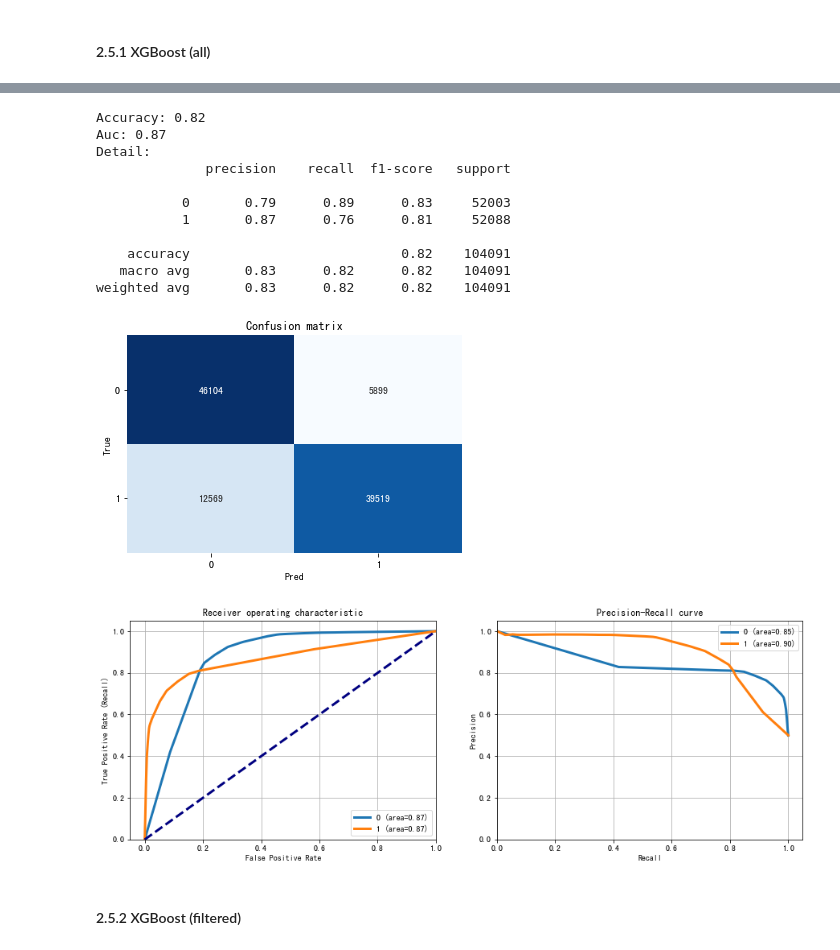
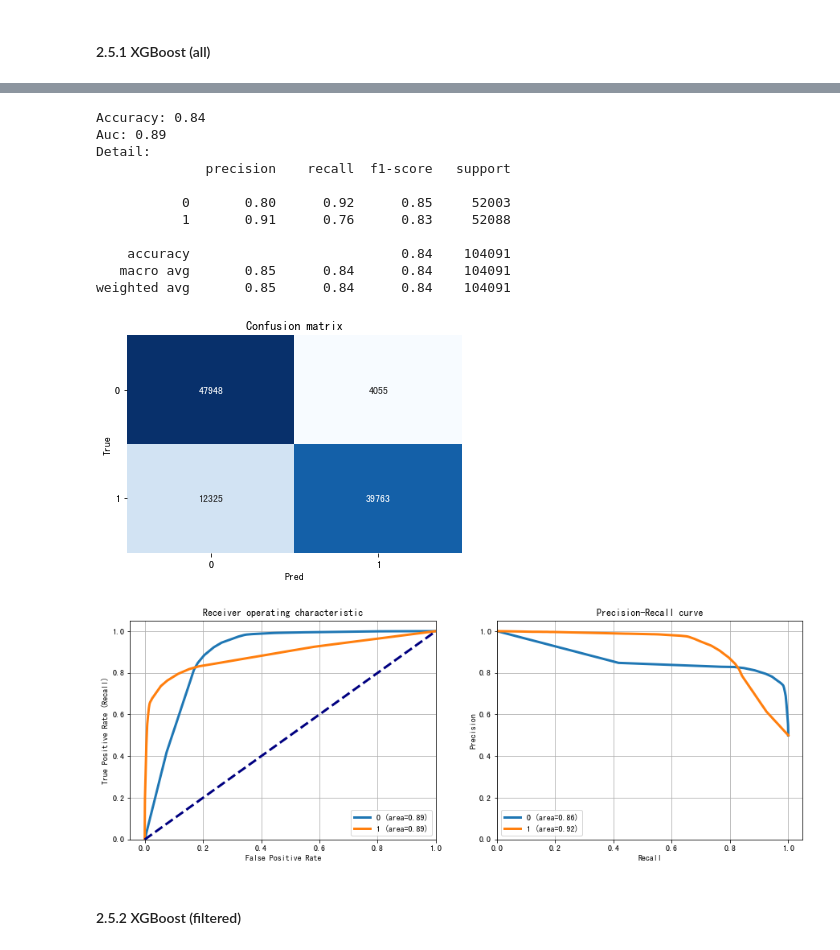
Before and after one commit to oraclekaia/dm, a Jupyter notebook: project1.ipynb, the cells around one changed output, grey strips where cells are left out. Cells and saved outputs as stored; diff of their text form; code cells hidden in the pictures.

```diff
--- a/project1.ipynb
+++ b/project1.ipynb
@@ -3094,9 +958,9 @@ y_test_array = pd.get_dummies(y_test_filter, drop_first=False).values
 accuracy = metrics.accuracy_score(y_test_filter, predicted_filter)
 auc = metrics.roc_auc_score(y_test_array, predicted_prob_filter,
                             multi_class="ovr")
-f1=f1_score(y_test_filter, predicted_filter, average='weighted')
-precision_filter=precision_score(y_test_filter, predicted_filter, average='weighted')
-recall_filter=recall_score(y_test_filter, predicted_filter, average='weighted')
+f1=f1_score(y_test_filter, predicted_filter)
+precision_filter=precision_score(y_test_filter, predicted_filter)
+recall_filter=recall_score(y_test_filter, predicted_filter)
 print("Accuracy:",  round(accuracy,2))
 print("Auc:", round(auc,2))
 print("Detail:")
@@ -3211,9 +1075,9 @@ y_test_array = pd.get_dummies(y_test_all, drop_first=False).values
 accuracy = metrics.accuracy_score(y_test_all, predicted_all)
 auc = metrics.roc_auc_score(y_test_array, predicted_prob_all,
                             multi_class="ovr")
-f1=f1_score(y_test_all, predicted_all, average='weighted')
-precision_all=precision_score(y_test_all, predicted_all, average='weighted')
-recall_all=recall_score(y_test_all, predicted_all, average='weighted')
+f1=f1_score(y_test_all, predicted_all)
+precision_all=precision_score(y_test_all, predicted_all)
+recall_all=recall_score(y_test_all, predicted_all)
 print("Accuracy:",  round(accuracy,2))
 print("Auc:", round(auc,2))
 print("Detail:")
@@ -3323,9 +1187,9 @@ y_test_array = pd.get_dummies(y_test_filter, drop_first=False).values
 accuracy = metrics.accuracy_score(y_test_filter, predicted_filter)
 auc = metrics.roc_auc_score(y_test_array, predicted_prob_filter,
                             multi_class="ovr")
-f1=f1_score(y_test_filter, predicted_filter, average='weighted')
-precision_filter=precision_score(y_test_filter, predicted_filter, average='weighted')
-recall_filter=recall_score(y_test_filter, predicted_filter, average='weighted')
+f1=f1_score(y_test_filter, predicted_filter)
+precision_filter=precision_score(y_test_filter, predicted_filter)
+recall_filter=recall_score(y_test_filter, predicted_filter)
 print("Accuracy:",  round(accuracy,2))
 print("Auc:", round(auc,2))
 print("Detail:")
@@ -3443,23 +1307,23 @@ predicted_prob_all = xgb_all.predict_proba(X_test_all)
 # print("Accurracy: ", accuracy)
 # print("Confusion Matrix: ", confusion)
 # %%
-classes = np.unique(y_test_filter)
-y_test_array = pd.get_dummies(y_test_filter, drop_first=False).values
+classes = np.unique(y_test_all)
+y_test_array = pd.get_dummies(y_test_all, drop_first=False).values
 
 ## Accuracy, Precision, Recall
-accuracy = metrics.accuracy_score(y_test_filter, predicted_filter)
-auc = metrics.roc_auc_score(y_test_array, predicted_prob_filter,
+accuracy = metrics.accuracy_score(y_test_all, predicted_all)
+auc = metrics.roc_auc_score(y_test_array, predicted_prob_all,
                             multi_class="ovr")
-f1=f1_score(y_test_filter, predicted_filter, average='weighted')
-precision_filter=precision_score(y_test_filter, predicted_filter, average='weighted')
-recall_filter=recall_score(y_test_filter, predicted_filter, average='weighted')
+f1=f1_score(y_test_all, predicted_all)
+precision_all=precision_score(y_test_all, predicted_all)
+recall_all=recall_score(y_test_all, predicted_all)
 print("Accuracy:",  round(accuracy,2))
 print("Auc:", round(auc,2))
 print("Detail:")
-print(metrics.classification_report(y_test_filter, predicted_filter))
+print(metrics.classification_report(y_test_all, predicted_all))
 
 ## Plot confusion matrix
-cm = metrics.confusion_matrix(y_test_filter, predicted_filter)
+cm = metrics.confusion_matrix(y_test_all, predicted_all)
 fig, ax = plt.subplots()
 sns.heatmap(cm, annot=True, fmt='d', ax=ax, cmap=plt.cm.Blues,
             cbar=False)
@@ -3473,7 +1337,7 @@ fig, ax = plt.subplots(nrows=1, ncols=2, figsize=(15,5))
 roc_auc_dict = {}
 for i in range(len(classes)):
     fpr, tpr, thresholds = metrics.roc_curve(y_test_array[:,i],
-                           predicted_prob_filter[:,i])
+                           predicted_prob_all[:,i])
     roc_auc = metrics.auc(fpr, tpr)
     ax[0].plot(fpr, tpr, lw=3,
             #   label='{0} (area={1:0.2f})'.format(classes[i],
@@ -3485,43 +1349,43 @@ for i in range(len(classes)):
 ax[0].plot([0,1], [0,1], color='navy', lw=3, linestyle='--')
 ax[0].set(xlim=[-0.05,1.0], ylim=[0.0,1.05],
           xlabel='False Positive Rate',
           ylabel="True Positive Rate (Recall)",
           title="Receiver operating characteristic")
 ax[0].legend(loc="lower right")
 ax[0].grid(True)
 
 ## Plot precision-recall curve
 for i in range(len(classes)):
     precision, recall, thresholds = metrics.precision_recall_curve(
-                 y_test_array[:,i], predicted_prob_filter[:,i])
+                 y_test_array[:,i], predicted_prob_all[:,i])
     ax[1].plot(recall, precision, lw=3,
                label='{0} (area={1:0.2f})'.format(classes[i],
                                   metrics.auc(recall, precision))
               )
 ax[1].set(xlim=[0.0,1.05], ylim=[0.0,1.05], xlabel='Recall',
           ylabel="Precision", title="Precision-Recall curve")
 ax[1].legend(loc="best")
 ax[1].grid(True)
 plt.show()
 
 # 把結果加進result_df
-result_df = result_df.append({'model_type': model_type, 'Accuracy': accuracy, 'AUC': auc , 'F1-score': f1, 'Precision':precision_filter, 'Recall':recall_filter}
+result_df = result_df.append({'model_type': model_type, 'Accuracy': accuracy, 'AUC': auc, 'F1-score': f1, 'Precision':precision_all, 'Recall':recall_all }
                              , ignore_index=True)
 roc_auc_all[model_type] = roc_auc
 # %% [output]
-Accuracy: 0.82
-Auc: 0.87
+Accuracy: 0.84
+Auc: 0.89
 Detail:
               precision    recall  f1-score   support
 
-           0       0.79      0.89      0.83     52003
-           1       0.87      0.76      0.81     52088
+           0       0.80      0.92      0.85     52003
+           1       0.91      0.76      0.83     52088
 
-    accuracy                           0.82    104091
-   macro avg       0.83      0.82      0.82    104091
-weighted avg       0.83      0.82      0.82    104091
+    accuracy                           0.84    104091
+   macro avg       0.85      0.84      0.84    104091
+weighted avg       0.85      0.84      0.84    104091
 [figure]
-[figure, old version]
+[figure, new version]
 # %% [markdown]
 #### 2.5.2 XGBoost (filtered)
 # %%
```
Also changed, not shown: parts of 144 cells of this notebook.
